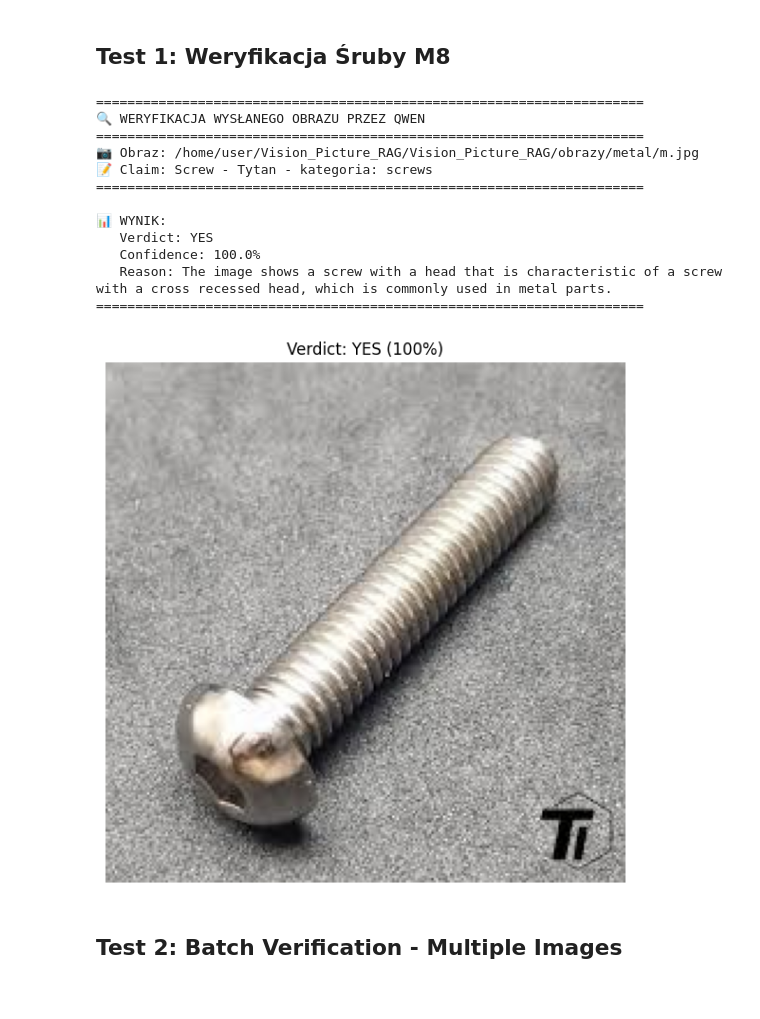
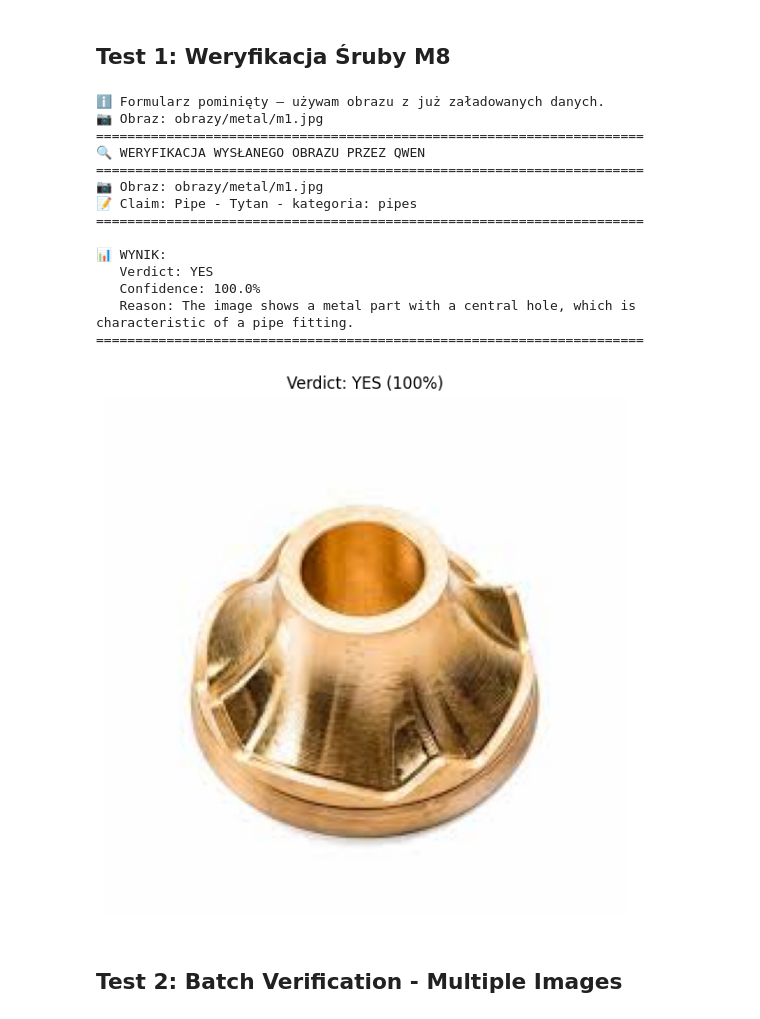
Before and after one commit to Hubi1001/Vision_Picture_RAG, a Jupyter notebook: Vision_Picture_RAG/metal_parts_rag.ipynb, the cells around one changed output. Saved outputs shown, nothing was run; the diff lists cells and outputs as text; code cells hidden in the pictures.

```diff
--- a/Vision_Picture_RAG/metal_parts_rag.ipynb
+++ b/Vision_Picture_RAG/metal_parts_rag.ipynb
@@ -2347,6 +2479,30 @@ else:
         print(f"📷 Obraz: {test_image}")
     else:
         raise RuntimeError("❌ Brak obrazu do weryfikacji. Wypełnij formularz lub przekaż poprawny MetalPart.")
+
+# Upewnij się, że ścieżka istnieje (napraw typową literówkę m_1 → m1)
+test_path = Path(test_image)
+candidates = [test_path]
+
+if 'project_root' in globals():
+    candidates.append(project_root / 'obrazy' / 'metal' / test_path.name)
+
+if "m_" in test_path.name:
+    fixed_name = test_path.name.replace("m_", "m")
+    candidates.append(test_path.with_name(fixed_name))
+    if 'project_root' in globals():
+        candidates.append(project_root / 'obrazy' / 'metal' / fixed_name)
+
+# wybierz pierwszy istniejący plik
+test_path = next((p for p in candidates if p and p.exists()), None)
+if not test_path:
+    available = sorted(Path("obrazy/metal").glob("*"))
+    raise FileNotFoundError(
+        f"Nie znaleziono pliku {test_image}. Sprawdź nazwę.\n"
+        f"Dostępne pliki: {[p.name for p in available]}"
+    )
+
+test_image = str(test_path)
 
 # Stwórz claim na podstawie rozpoznanej części
 claim = f"{part_info.description} - {part_info.material} - kategoria: {part_info.category}"
@@ -2366,37 +2522,39 @@ result = verifier.verify(
 )
 
 print()
 print("📊 WYNIK:")
 print(f"   Verdict: {result.verdict.upper()}")
 print(f"   Confidence: {result.confidence:.1%}")
 print(f"   Reason: {result.reason}")
 print("="*70)
 
 # Wyświetl również obraz dla kontekstu
 from PIL import Image
 import matplotlib.pyplot as plt
 
 img = Image.open(test_image)
 plt.figure(figsize=(6, 6))
 plt.imshow(img)
 plt.title(f"Verdict: {result.verdict.upper()} ({result.confidence:.0%})")
 plt.axis('off')
 plt.tight_layout()
 plt.show()
 # %% [output]
+ℹ️ Formularz pominięty – używam obrazu z już załadowanych danych.
+📷 Obraz: obrazy/metal/m1.jpg
 ======================================================================
 🔍 WERYFIKACJA WYSŁANEGO OBRAZU PRZEZ QWEN
 ======================================================================
-📷 Obraz: /home/user/Vision_Picture_RAG/Vision_Picture_RAG/obrazy/metal/m.jpg
-📝 Claim: Screw - Tytan - kategoria: screws
+📷 Obraz: obrazy/metal/m1.jpg
+📝 Claim: Pipe - Tytan - kategoria: pipes
 ======================================================================
 
 📊 WYNIK:
    Verdict: YES
    Confidence: 100.0%
-   Reason: The image shows a screw with a head that is characteristic of a screw with a cross recessed head, which is commonly used in metal parts.
+   Reason: The image shows a metal part with a central hole, which is characteristic of a pipe fitting.
 ======================================================================
-[figure, old version]
+[figure, new version]
 # %% [markdown]
 ## Test 2: Batch Verification - Multiple Images
 # %%
```
Also changed, not shown: parts of 14 cells of this notebook, 1 other file.
